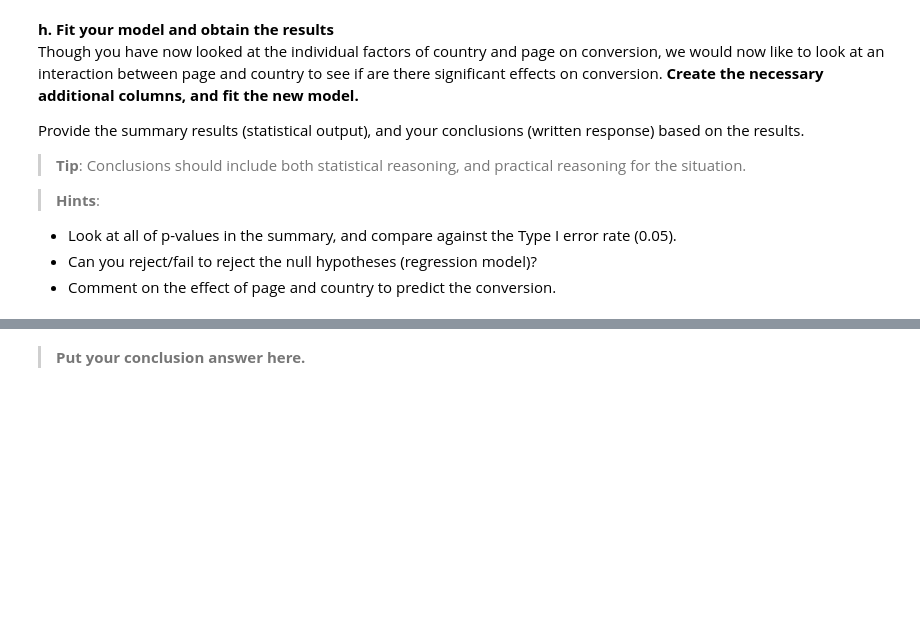
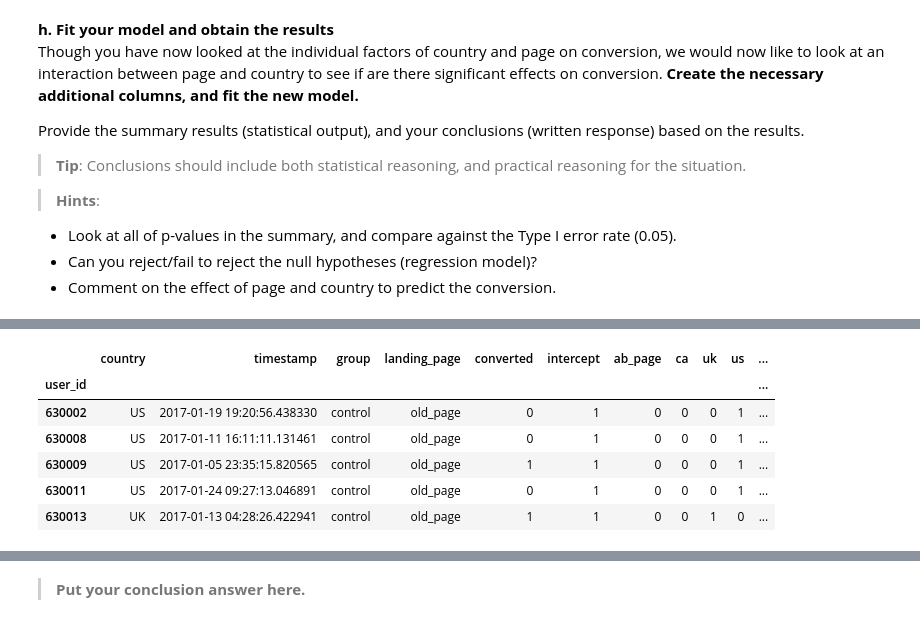
Before and after one commit to ClydeMelton/Udacity_Analyze_A-B_Test_Results, a Jupyter notebook: Analyze_ab_test_results_notebook.ipynb, the cells around one changed output, grey strips where cells are left out. Cells and saved outputs as stored; diff of their text form; code cells hidden in the pictures; blank space fills up the shorter version.

```diff
--- a/Analyze_ab_test_results_notebook.ipynb
+++ b/Analyze_ab_test_results_notebook.ipynb
@@ -350,6 +483,9 @@ In this final part, you will see that the result you achieved in the A/B test in
 **b.** The goal is to use **statsmodels** library to fit the regression model you specified in part **a.** above to see if there is a significant difference in conversion based on the page-type a customer receives. However, you first need to create the following two columns in the `df2` dataframe:
  1. `intercept` - It should be `1` in the entire column.
  2. `ab_page` - It's a dummy variable column, having a value `1` when an individual receives the **treatment**, otherwise `0`.
+# %%
+df2['intercept'] = 1
+df2['ab_page'] = pd.get_dummies(df2['landing_page'])['new_page']
 # %% [markdown]
 **c.** Use **statsmodels** to instantiate your regression model on the two columns you created in part (b). above, then fit the model to predict whether or not an individual converts.
 # %% [markdown]
@@ -379,10 +534,16 @@ Now along with testing if the conversion rate changes for different pages, also
  Provide the statistical output as well as a written response to answer this question.
 # %%
 # Read the countries.csv
+
+countries_df = pd.read_csv('./countries.csv')
 # %%
 # Join with the df2 dataframe
+
+df_merged = countries_df.set_index('user_id').join(df2.set_index('user_id'), how ='inner')
 # %%
 # Create the necessary dummy variables
+
+df_merged[['ca', 'uk', 'us']] = pd.get_dummies(df_merged['country'])
 # %% [markdown]
 **h. Fit your model and obtain the results**<br>
 Though you have now looked at the individual factors of country and page on conversion, we would now like to look at an interaction between page and country to see if are there significant effects on conversion.  **Create the necessary additional columns, and fit the new model.**
@@ -399,2 +582,16 @@ Provide the summary results (statistical output), and your conclusions (written
+# %%
+# Create additional columns specifying what user/country converted
+
+df_merged['us_page'] = df_merged['us'] * df_merged['ab_page']
+df_merged['uk_page'] = df_merged['uk'] * df_merged['ab_page']
+df_merged.head()
+# %% [output]
+|  | country | timestamp | group | landing_page | converted | intercept | ab_page | ca | uk | us | ... |
+| user_id |  |  |  |  |  |  |  |  |  |  | ... |
+| 630002 | US | 2017-01-19 19:20:56.438330 | control | old_page | 0 | 1 | 0 | 0 | 0 | 1 | ... |
+| 630008 | US | 2017-01-11 16:11:11.131461 | control | old_page | 0 | 1 | 0 | 0 | 0 | 1 | ... |
+| 630009 | US | 2017-01-05 23:35:15.820565 | control | old_page | 1 | 1 | 0 | 0 | 0 | 1 | ... |
+| 630011 | US | 2017-01-24 09:27:13.046891 | control | old_page | 0 | 1 | 0 | 0 | 0 | 1 | ... |
+| 630013 | UK | 2017-01-13 04:28:26.422941 | control | old_page | 1 | 1 | 0 | 0 | 1 | 0 | ... |
 # %%
 # Fit your model, and summarize the results
```
Also changed, not shown: parts of 57 cells of this notebook.
